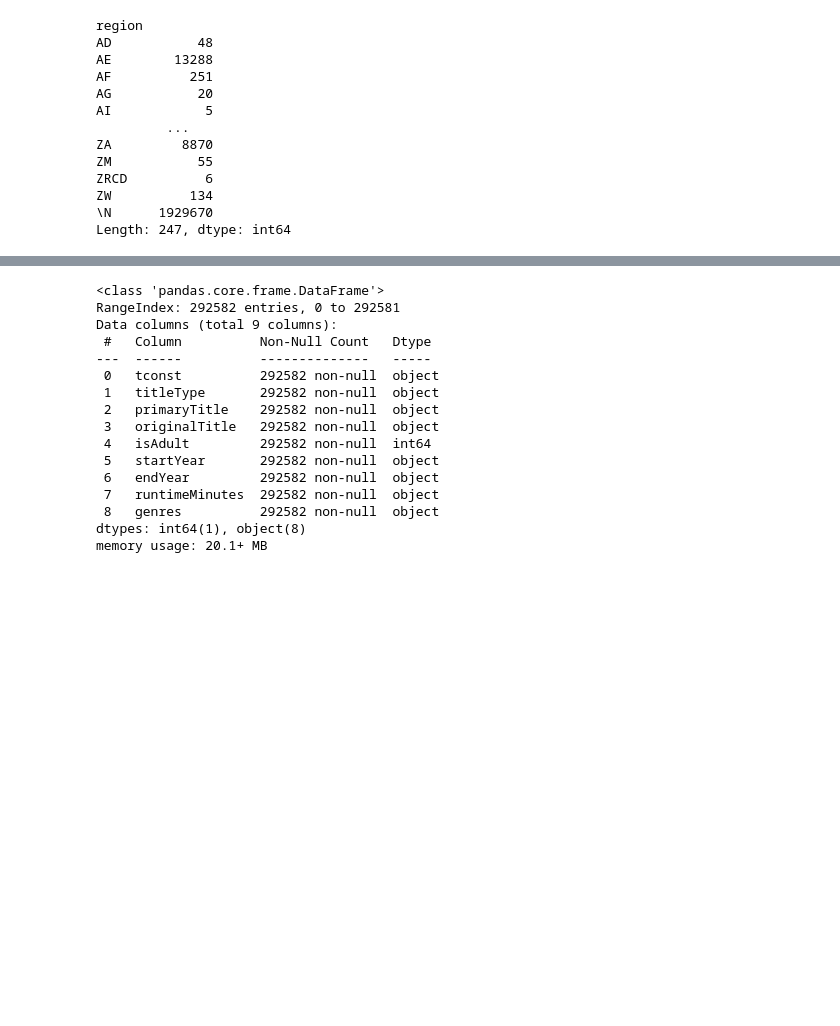
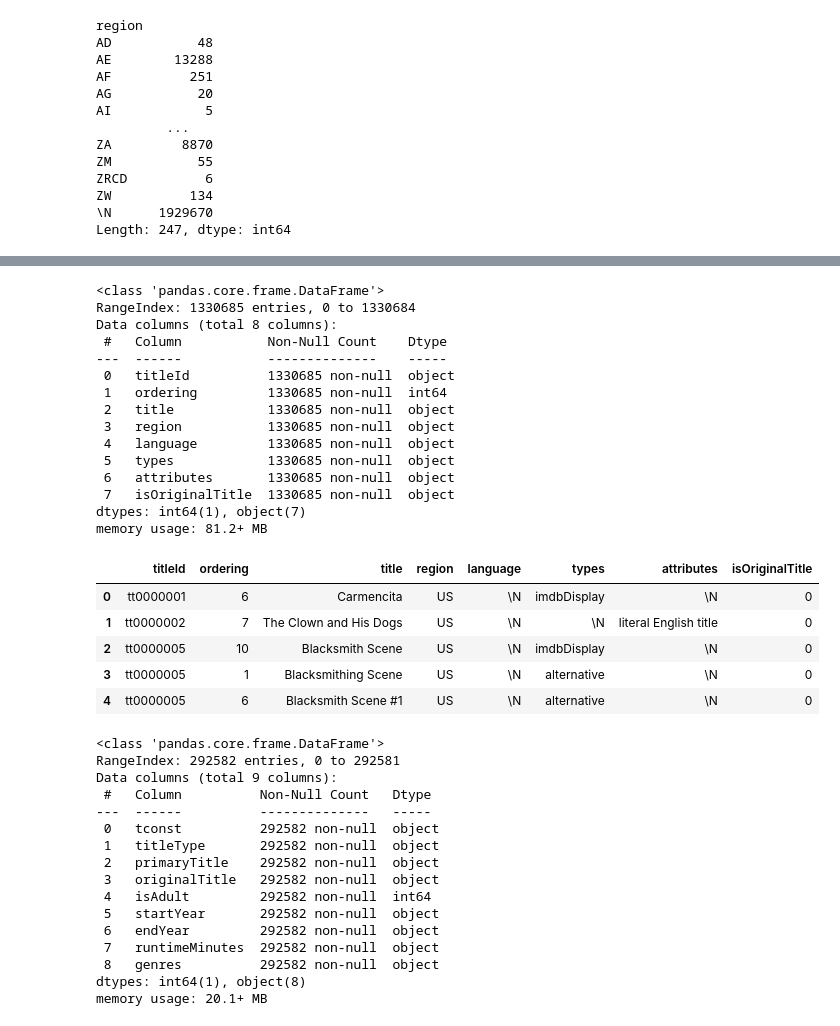
Before and after one commit to allensheneka/movieStats, a Jupyter notebook: movieStats.ipynb, the cells around one changed output, grey strips where cells are left out. Saved outputs shown, nothing was run; the diff lists cells and outputs as text; code cells hidden in the pictures; blank space fills up the shorter version.

```diff
--- a/movieStats.ipynb
+++ b/movieStats.ipynb
@@ -319,3 +332,31 @@ Name: region, Length: 247, dtype: int64
+# %%
+## Saving filtered file as csv.gz and immediately loading (to verify)
+df2.to_csv('Data/title_akas_cleaned.csv.gz',compression='gzip',index=False)
+df2 = pd.read_csv('Data/title_akas_cleaned.csv.gz', low_memory=False)
+df2.info()
+df2.head()
+# %% [output]
+<class 'pandas.core.frame.DataFrame'>
+RangeIndex: 1330685 entries, 0 to 1330684
+Data columns (total 8 columns):
+ #   Column           Non-Null Count    Dtype
+---  ------           --------------    -----
+ 0   titleId          1330685 non-null  object
+ 1   ordering         1330685 non-null  int64
+ 2   title            1330685 non-null  object
+ 3   region           1330685 non-null  object
+ 4   language         1330685 non-null  object
+ 5   types            1330685 non-null  object
+ 6   attributes       1330685 non-null  object
+ 7   isOriginalTitle  1330685 non-null  object
+dtypes: int64(1), object(7)
+memory usage: 81.2+ MB
+|  | titleId | ordering | title | region | language | types | attributes | isOriginalTitle |
+| 0 | tt0000001 | 6 | Carmencita | US | \N | imdbDisplay | \N | 0 |
+| 1 | tt0000002 | 7 | The Clown and His Dogs | US | \N | \N | literal English title | 0 |
+| 2 | tt0000005 | 10 | Blacksmith Scene | US | \N | imdbDisplay | \N | 0 |
+| 3 | tt0000005 | 1 | Blacksmithing Scene | US | \N | alternative | \N | 0 |
+| 4 | tt0000005 | 6 | Blacksmith Scene #1 | US | \N | alternative | \N | 0 |
 # %%
 ## Saving filtered file as csv.gz and immediately loading (to verify)
 df.to_csv('Data/title_basics_cleaned.csv.gz',compression='gzip',index=False)
```
Also changed, not shown: parts of 3 cells of this notebook, 3 other files.
